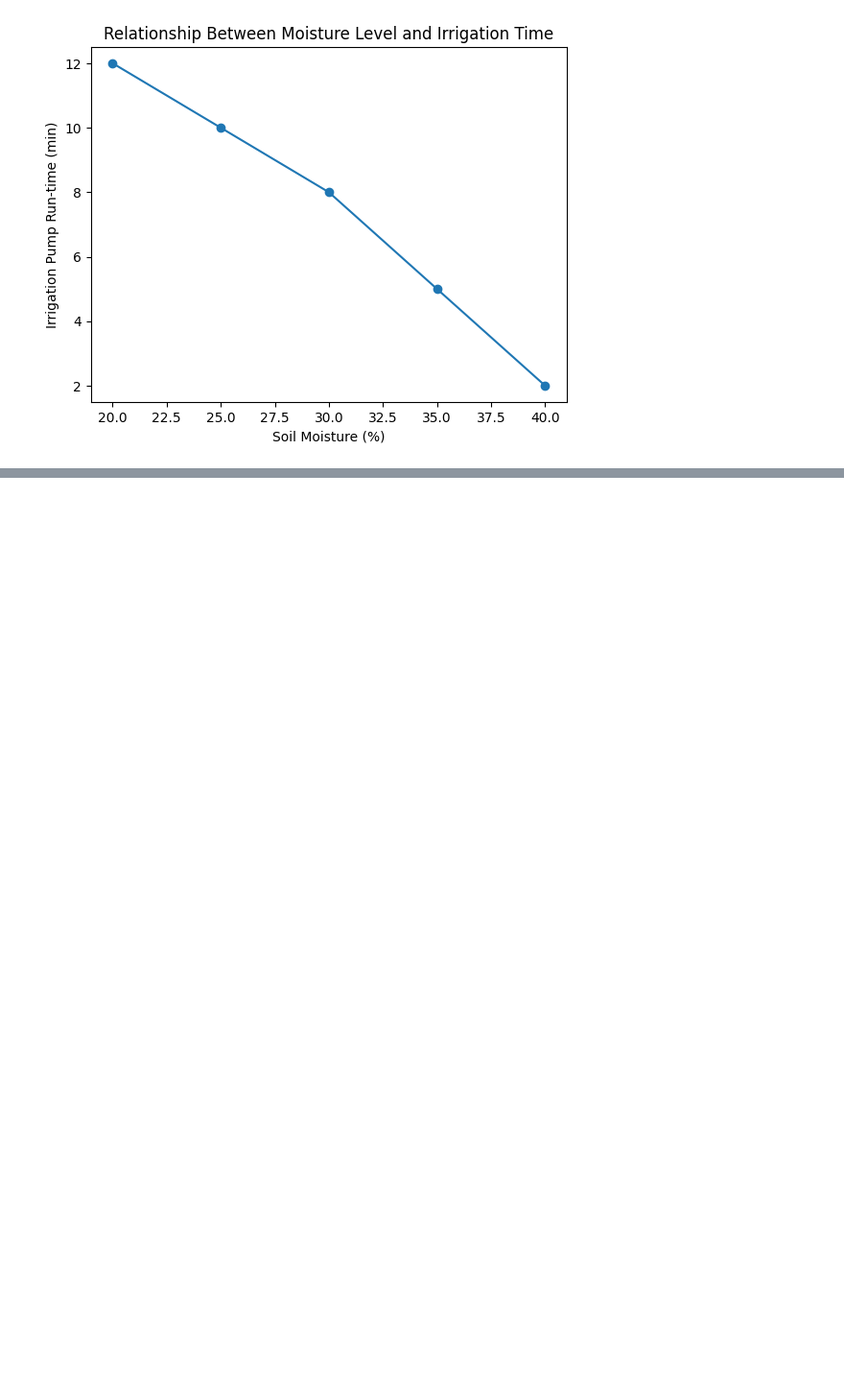
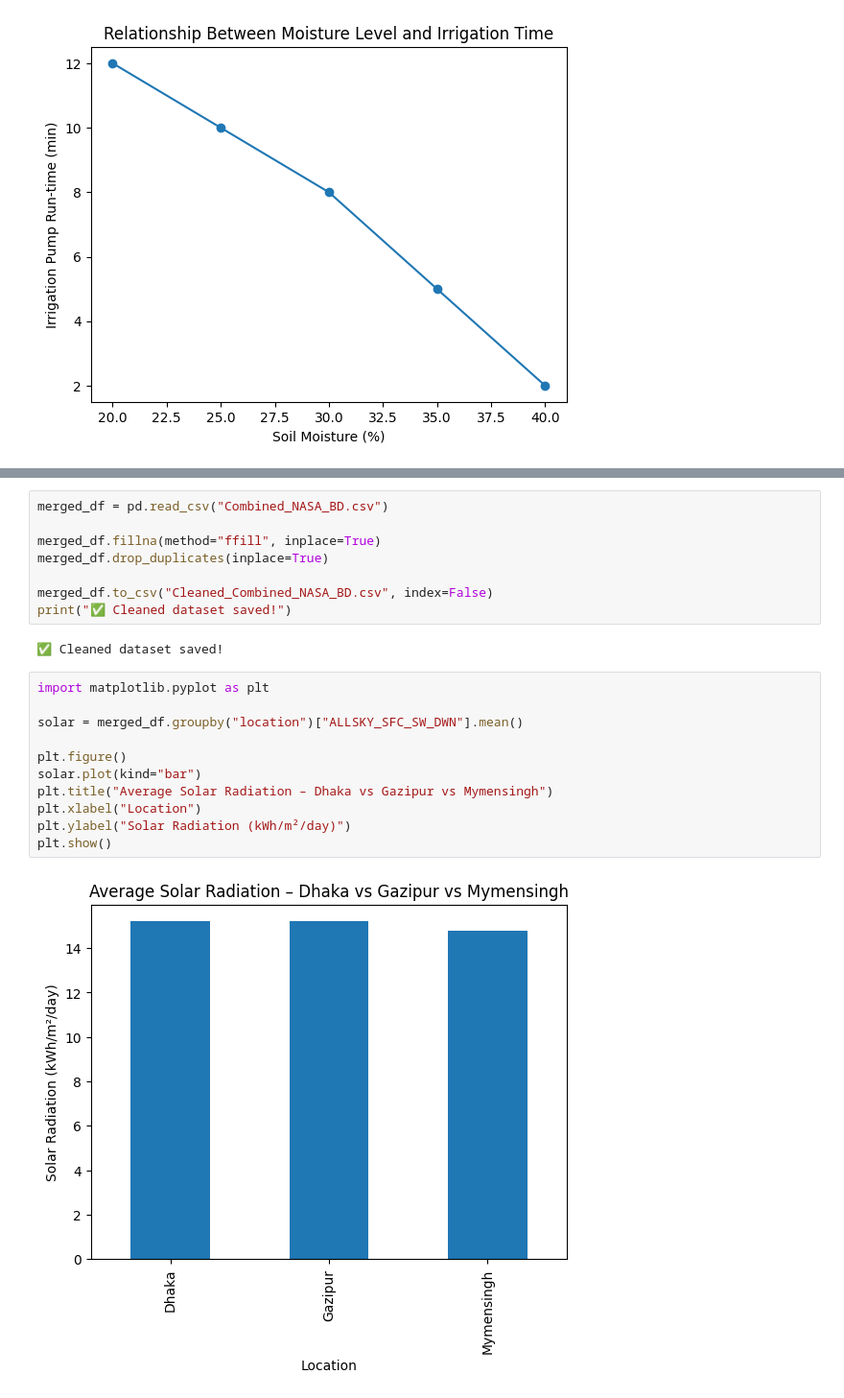
Before and after one commit to mahfuzaakter/fordatascience, a Jupyter notebook: for_capstone_report_.ipynb, the cells around one changed output, grey strips where cells are left out. Shown at 96% size. Drawn from its saved outputs; the diff is of its cells as text; blank space fills up the shorter version.

```diff
--- a/for_capstone_report_.ipynb
+++ b/for_capstone_report_.ipynb
@@ -201,0 +720,23 @@ plt.show()
+# %%
+merged_df = pd.read_csv("Combined_NASA_BD.csv")
+
+merged_df.fillna(method="ffill", inplace=True)
+merged_df.drop_duplicates(inplace=True)
+
+merged_df.to_csv("Cleaned_Combined_NASA_BD.csv", index=False)
+print("✅ Cleaned dataset saved!")
+# %% [output]
+✅ Cleaned dataset saved!
+# %%
+import matplotlib.pyplot as plt
+
+solar = merged_df.groupby("location")["ALLSKY_SFC_SW_DWN"].mean()
+
+plt.figure()
+solar.plot(kind="bar")
+plt.title("Average Solar Radiation – Dhaka vs Gazipur vs Mymensingh")
+plt.xlabel("Location")
+plt.ylabel("Solar Radiation (kWh/m²/day)")
+plt.show()
+# %% [output]
+[figure, added]
```
Also changed, not shown: parts of 55 cells of this notebook.
